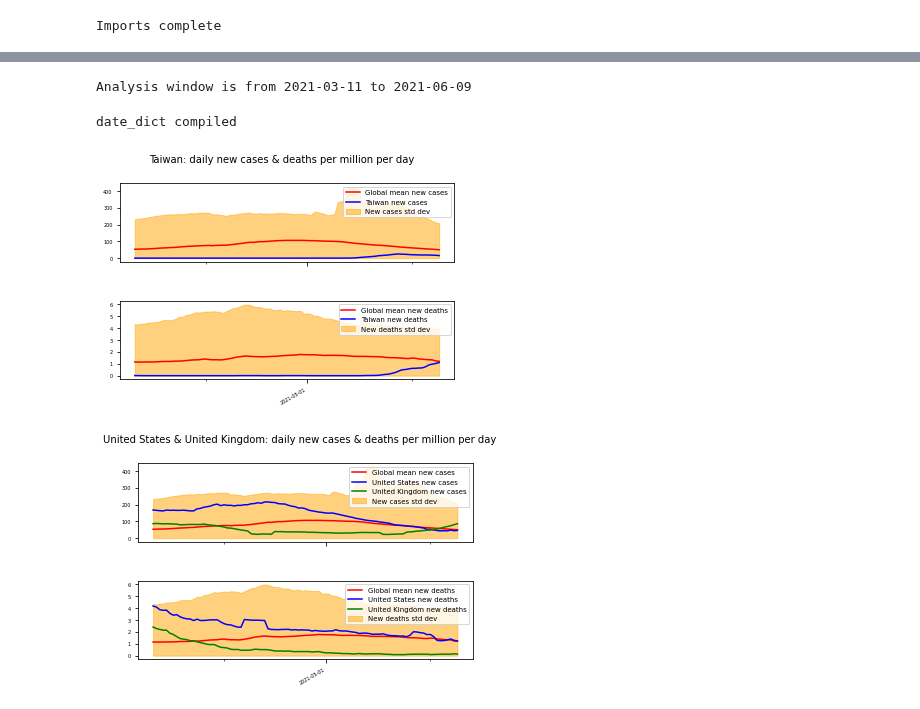
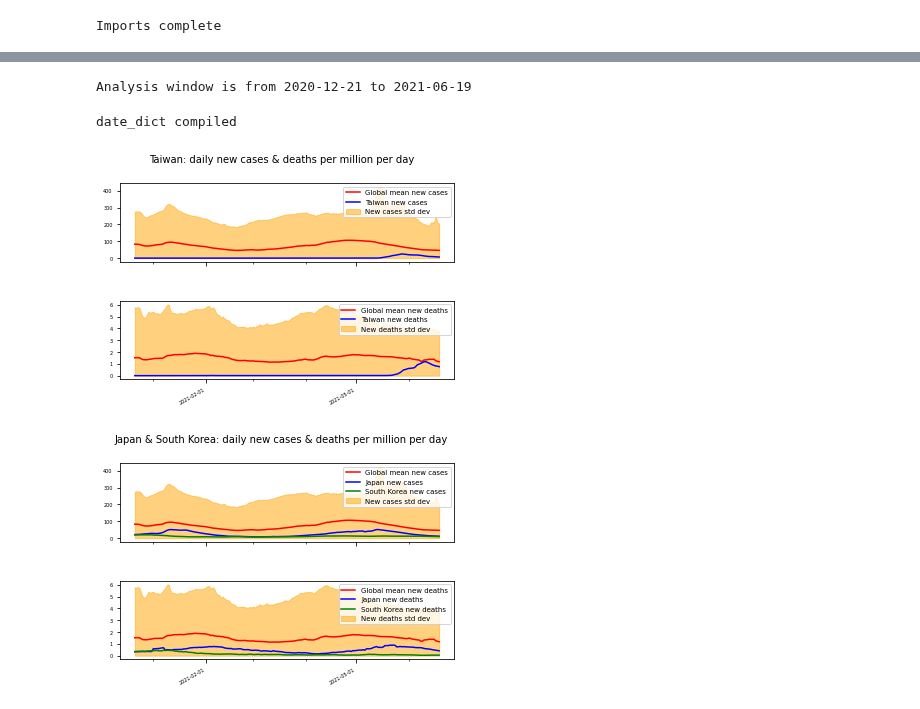
Before and after one commit to Ipgnosis/covid_analysis, a Jupyter notebook: country-plots.ipynb, the cells around one changed output, grey strips where cells are left out. Drawn from its saved outputs; the diff is of its cells as text; code cells hidden in the pictures.

```diff
--- a/country-plots.ipynb
+++ b/country-plots.ipynb
@@ -51,7 +53,7 @@ end_date = config.LATEST_DATA_DATE
 #start_date = '2020-03-01'
 #end_date = '2021-01-01'
 #analysis_window = 0
-analysis_window = 90
+analysis_window = 180
 
 # restrict the analysis to the last N days from the end_date
 if analysis_window > 0:
@@ -69,7 +71,7 @@ else: # just compile all available dates into date_list
 
 print("Analysis window is from {} to {}".format(start_date, end_date))
 # %% [output]
-Analysis window is from 2021-03-11 to 2021-06-09
+Analysis window is from 2020-12-21 to 2021-06-19
 # %%
 # define the list of required resources
 res = ['new_cases_smoothed_per_million', 'new_deaths_smoothed_per_million']
@@ -221,13 +223,13 @@ ax2.legend(loc = 0, fontsize = 7)
 # display the plot
 plt.show()
 # %% [output]
-[figure, old version]
+[figure, new version]
 # %%
 # re-juggle the data for a 2 country chart
 
 # the countries being analyzed
-yi_axis_values = 'USA'
-yii_axis_values = 'GBR'
+yi_axis_values = 'JPN'
+yii_axis_values = 'KOR'
 
 #y_axis_values_list = ["wrl_new_cases_pm", "KOR", "TWN"]
 
@@ -312,31 +314,31 @@ fig.suptitle(chart_title_str, fontsize = 10)
 #  format the x axis (date) labels
 # Text in the x axis will be displayed in 'YYYY-mm-dd' format.
 ax1.xaxis.set_major_formatter(mdates.DateFormatter('%Y-%m-%d'))
 ax2.xaxis.set_major_formatter(mdates.DateFormatter('%Y-%m-%d'))
 
 # major ticks every 3 months.
 fmt_qtr_year = mdates.MonthLocator(interval = 3)
 ax1.xaxis.set_major_locator(fmt_qtr_year)
 ax2.xaxis.set_major_locator(fmt_qtr_year)
 
 # minor ticks every month.
 fmt_month = mdates.MonthLocator()
 ax1.xaxis.set_minor_locator(fmt_month)
 ax2.xaxis.set_minor_locator(fmt_month)
 
 # Rotates and right aligns the x labels, and moves the bottom of the
 # axes up to make room for them.
 fig.autofmt_xdate()
 
 # changing the fontsize of ticks
 ax1.tick_params(labelsize = 5)
 ax2.tick_params(labelsize = 5)
 
 # format the legends
 ax1.legend(loc = 0, fontsize = 7)
 ax2.legend(loc = 0, fontsize = 7)
 
 # display the plot
 plt.show()
 # %% [output]
-[figure, old version]
+[figure, new version]
```
Also changed, not shown: parts of 2 cells of this notebook, 6 other files.
